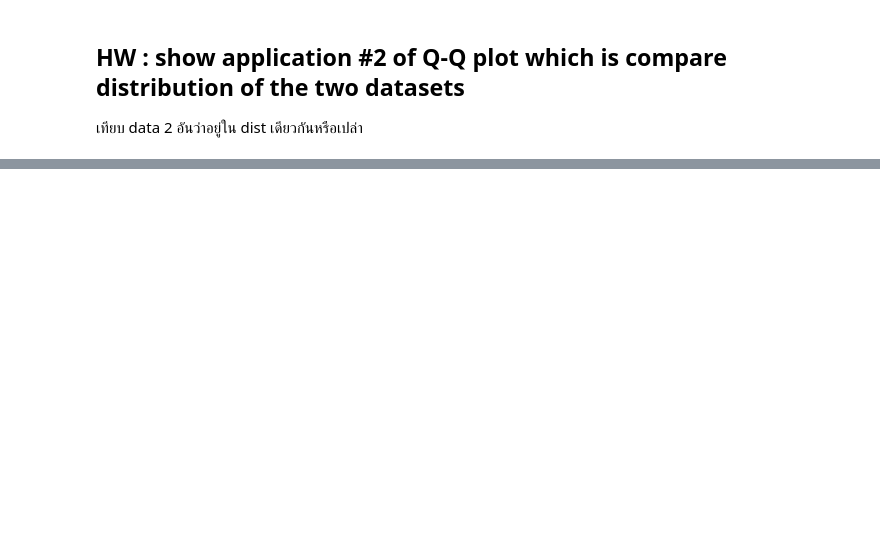
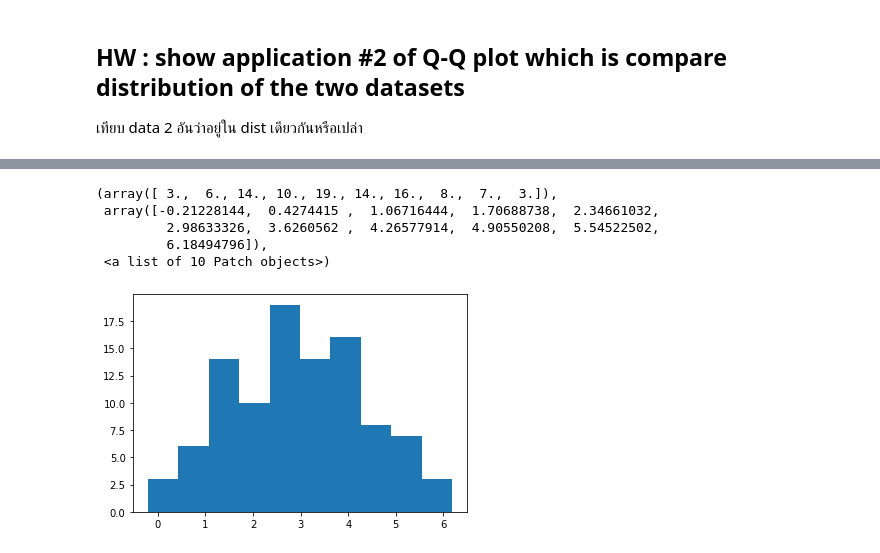
Before and after one commit to ChakritKammason/DPDM, a Jupyter notebook: Data102.ipynb, the cells around one changed output, grey strips where cells are left out. Cells and saved outputs as stored; diff of their text form; code cells hidden in the pictures; blank space fills up the shorter version.

```diff
--- a/Data102.ipynb
+++ b/Data102.ipynb
@@ -392,0 +349,2 @@ print(y)
+# %%
+s = np.random.normal(3, 1.5, 100)
@@ -392,0 +374,9 @@ print(y)
+# %%
+plt.hist(s)
+# %% [output]
+(array([ 3.,  6., 14., 10., 19., 14., 16.,  8.,  7.,  3.]),
+ array([-0.21228144,  0.4274415 ,  1.06716444,  1.70688738,  2.34661032,
+         2.98633326,  3.6260562 ,  4.26577914,  4.90550208,  5.54522502,
+         6.18494796]),
+ <a list of 10 Patch objects>)
+[figure, added]
```
Also changed, not shown: parts of 31 cells of this notebook.
